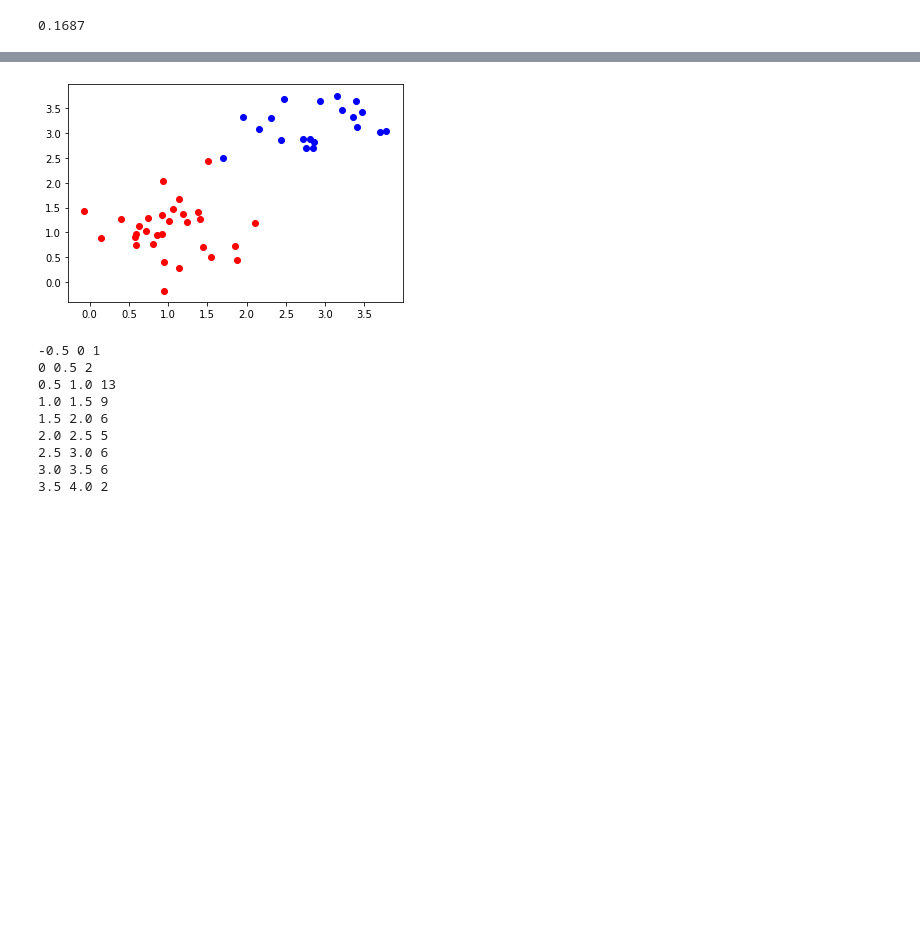
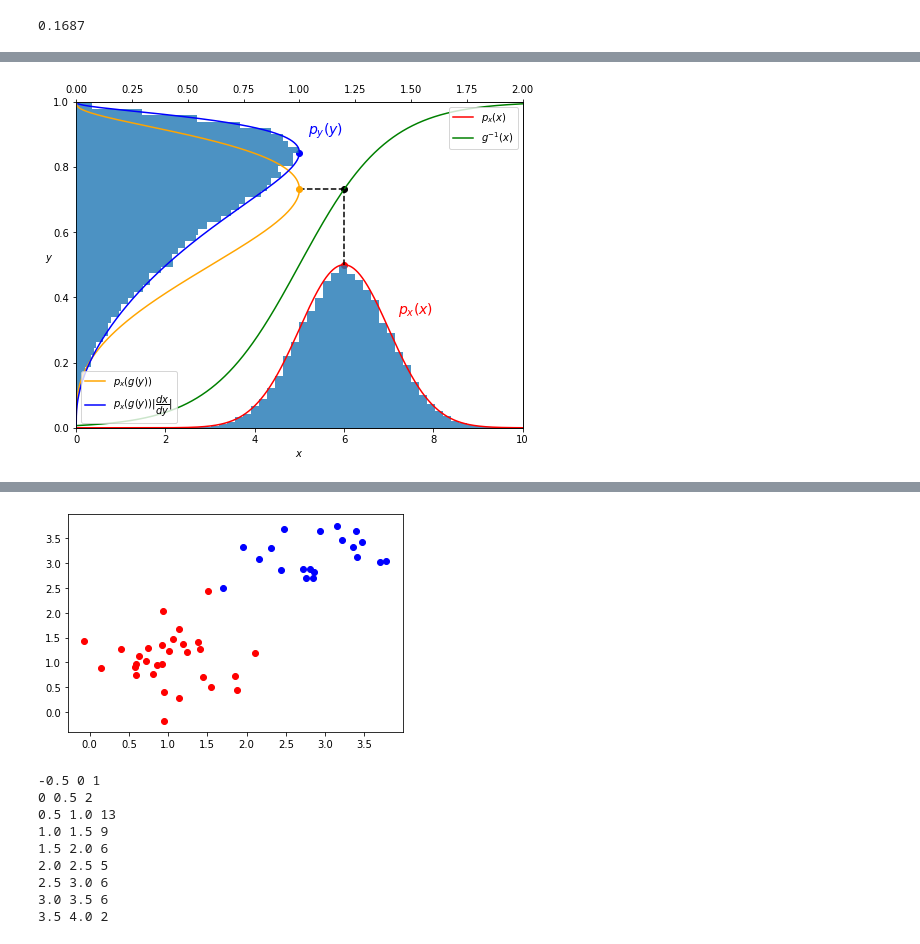
Before and after one commit to simonjisu/prml_study, a Jupyter notebook: notebooks/chapter-1/nb_2-probability.ipynb, the cells around one changed output, grey strips where cells are left out. Cells and saved outputs as stored; diff of their text form; code cells hidden in the pictures; blank space fills up the shorter version.

```diff
--- a/notebooks/chapter-1/nb_2-probability.ipynb
+++ b/notebooks/chapter-1/nb_2-probability.ipynb
@@ -54,0 +98,61 @@ print(round(p_x1, 4))
+# %%
+np.random.seed(88)
+N = 50000
+mu = 6.0
+sigma = 1.0
+
+sampled_x = np.random.normal(loc=mu, scale=sigma, size=(N,))
+sampled_y = g_inv(sampled_x)
+
+x = np.linspace(0, 10, N)
+y = g_inv(x)
+
+px = gaussian(x, mu, sigma)
+py = gaussian(g(y), mu, sigma)
+py_real = px * np.abs(dxdy(y))
+# %%
+fig, ax= plt.subplots(1, 1, figsize=(8, 6))
+n, bins, patches = ax.hist(sampled_x, bins=50, alpha=0.8)
+p_bins = np.array([p.get_height() for p in patches])
+p_bins_normed = 0.5*scaler(p_bins)
+for i, p in enumerate(patches):
+    p.set_height(p_bins_normed[i])
+
+px_normed = 0.5*scaler(px)  # normalize to 0~.5
+ax.plot(x, px_normed, c="r", label="$p_x(x)$")
+ax.plot(x, g_inv(x), c="g", label="$g^{-1}(x)$")
+
+ax.set_ylim(0, 1)
+ax.set_xlim(0, 10)
+
+ax2 = ax.twiny()
+n, bins, patches = ax2.hist(sampled_y, bins=50, alpha=0.8, orientation="horizontal")
+p_bins = np.array([p.get_width() for p in patches])
+p_bins_normed = scaler(p_bins)
+for i, p in enumerate(patches):
+    p.set_width(p_bins_normed[i])
+
+py_normed = scaler(py)
+ax2.set_xlim(0, 2)
+ax2.plot(py_normed, y, label="$p_x(g(y))$", c="orange")
+
+py_real_normed = scaler(py_real)
+yy = np.linspace(0, 1, len(p_bins_normed))
+ax2.plot(py_real_normed, y, c="b", label="$p_x(g(y)) | \dfrac{dx}{dy} | $")
+
+ax2.legend(loc=3)
+ax.legend(loc=1)
+
+ax.set_xlabel("$x$")
+ax.set_ylabel("$y$", rotation=0)
+ax.annotate("$p_y(y)$", (5.2, 0.9), fontsize=14, c="b")
+ax.annotate("$p_x(x)$", (7.2, 0.35), fontsize=14, c="r")
+ax.scatter(mu, px_normed.max(), c="r")
+ax.scatter(mu, g_inv(mu), c="k")
+ax.plot((mu, mu), (px_normed.max(), y[py_normed.argmax()]), "k--")
+ax.plot((5, mu), (y[py_normed.argmax()], y[py_normed.argmax()]), "k--")
+ax2.scatter(py_normed.max(), y[py_normed.argmax()], c="orange")
+ax2.scatter(py_real_normed.max(), y[py_real_normed.argmax()], c="b")
+plt.show()
+# %% [output]
+[figure, added]
```
Also changed, not shown: parts of 7 cells of this notebook, 1 other file.
